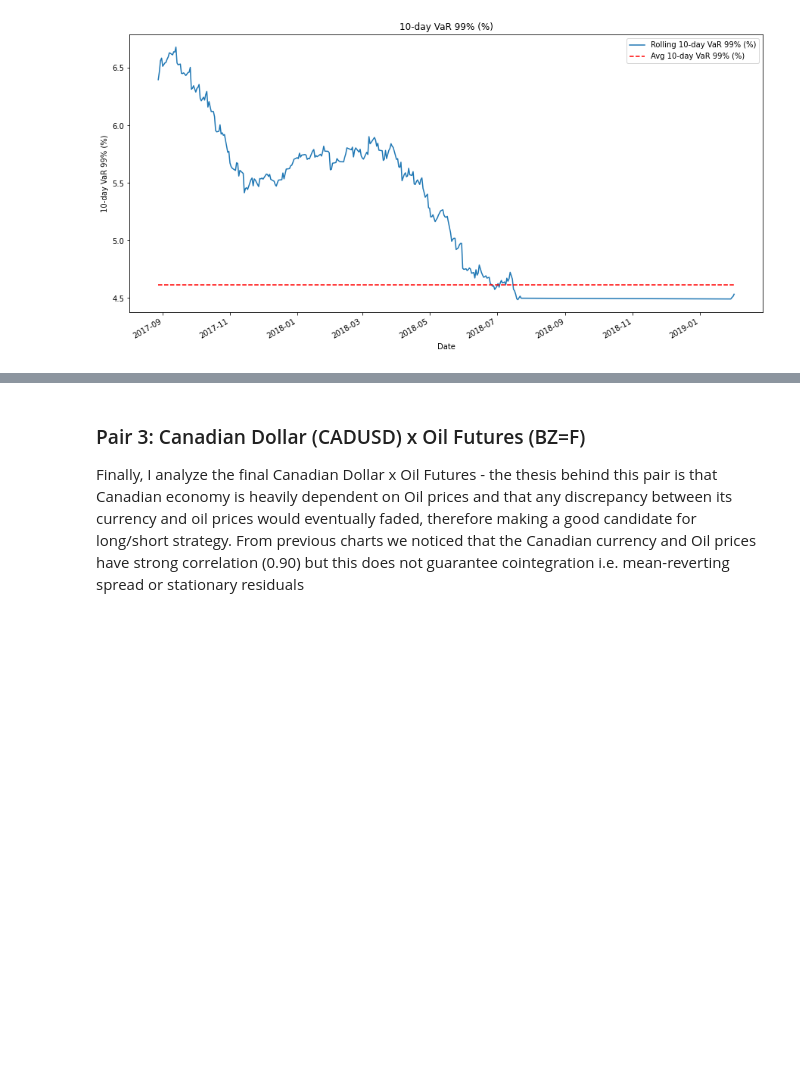
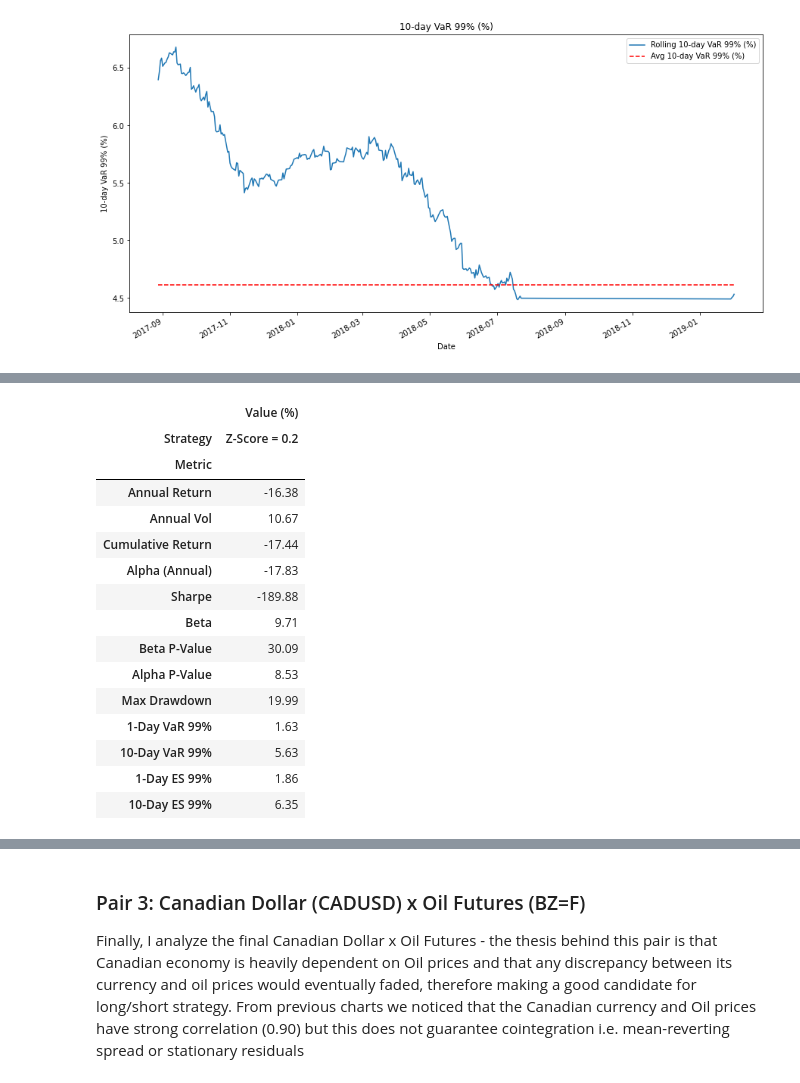
Before and after one commit to alexyspereira/Pairs_Trading, a Jupyter notebook: CQF_PairsTrading.ipynb, the cells around one changed output, grey strips where cells are left out. Cells and saved outputs as stored; diff of their text form; code cells hidden in the pictures; blank space fills up the shorter version.

```diff
--- a/CQF_PairsTrading.ipynb
+++ b/CQF_PairsTrading.ipynb
@@ -724,0 +768,22 @@ figs=valanalyzer.plots()
+# %%
+summary_test,trade_analysis_test = compute_risk_metrics(ptback_test.back_test_results,
+                                                          historical_tbl=ptback_valid.back_test_results)
+
+summary_test.applymap('{:.2f}'.format)
+# %% [output]
+|  | Value (%) |
+| Strategy | Z-Score = 0.2 |
+| Metric |  |
+| Annual Return | -16.38 |
+| Annual Vol | 10.67 |
+| Cumulative Return | -17.44 |
+| Alpha (Annual) | -17.83 |
+| Sharpe | -189.88 |
+| Beta | 9.71 |
+| Beta P-Value | 30.09 |
+| Alpha P-Value | 8.53 |
+| Max Drawdown | 19.99 |
+| 1-Day VaR 99% | 1.63 |
+| 10-Day VaR 99% | 5.63 |
+| 1-Day ES 99% | 1.86 |
+| 10-Day ES 99% | 6.35 |
```
Also changed, not shown: parts of 36 cells of this notebook.
